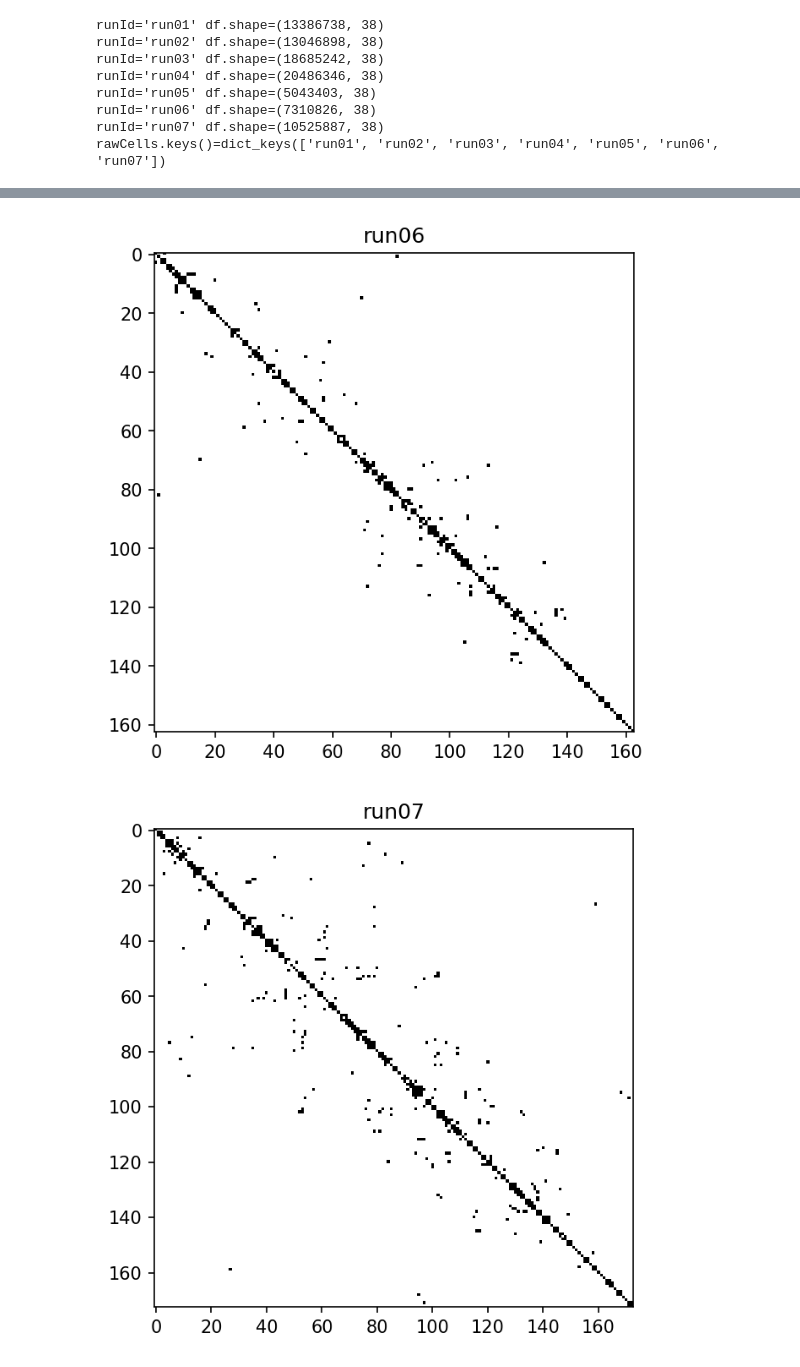
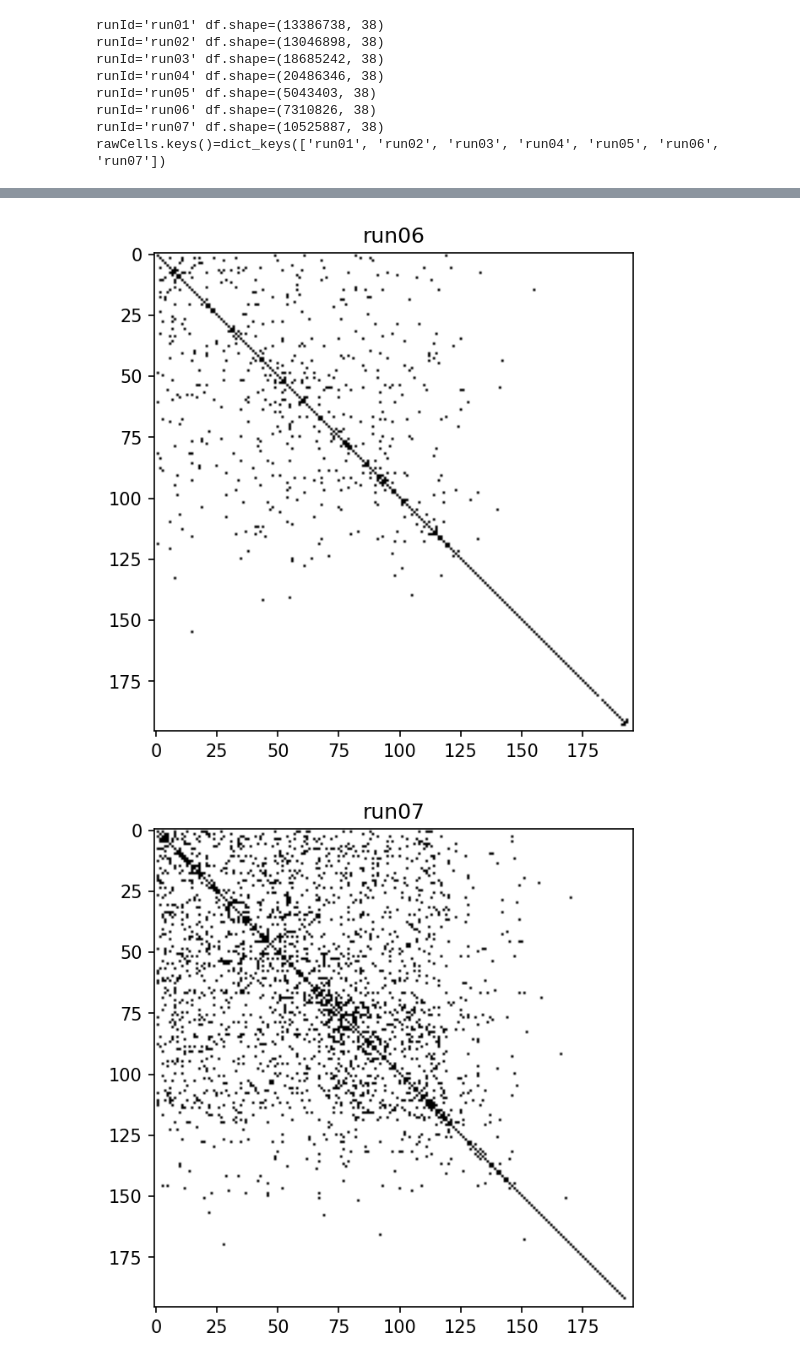
Before and after one commit to CooperStansbury/scPoreC-analysis, a Jupyter notebook: notebooks/network_analysis.ipynb, the cells around one changed output, grey strips where cells are left out. Drawn from its saved outputs; the diff is of its cells as text; code cells hidden in the pictures.

```diff
--- a/notebooks/network_analysis.ipynb
+++ b/notebooks/network_analysis.ipynb
@@ -215,8 +236,10 @@ array([[1, 0, 0, ..., 0, 0, 0],
 plt.rcParams['figure.dpi'] = 150
 plt.rcParams['figure.figsize'] = 5, 5
 
-for runId, A in binaryMatrices.items():
-    plt.imshow(A, cmap='binary')
+for runId, A in matrices.items():
+
+    Abinary = np.where(A > 0, 1, 0)
+    plt.imshow(Abinary, cmap='binary')
     plt.title(runId)
     plt.gca().set_aspect('equal', adjustable='box')
     plt.show()
@@ -229,2 +252,2 @@ for runId, A in binaryMatrices.items():
-[figure, old version]
+[figure, new version]
-[figure, old version]
+[figure, new version]
```
Also changed, not shown: parts of 12 cells of this notebook, 2 other files.
